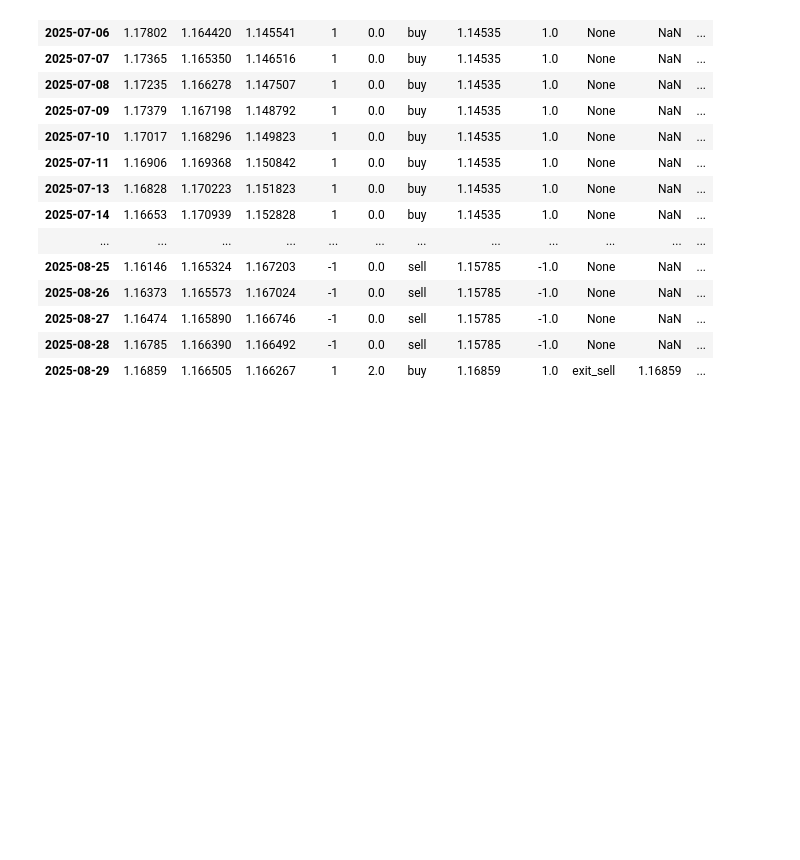
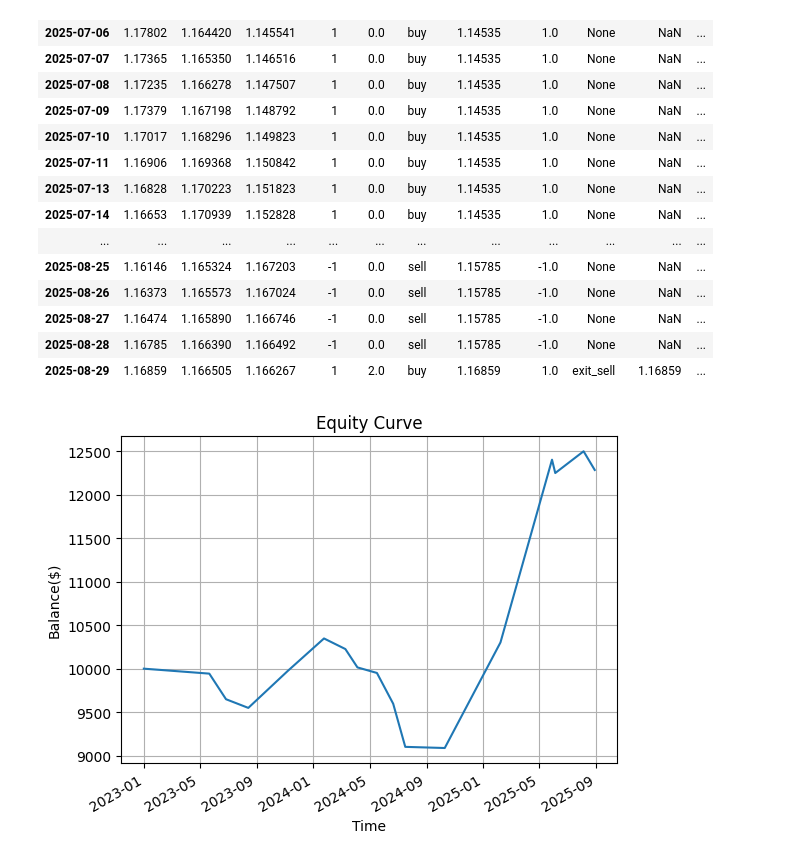
Before and after one commit to ErickNgumo/SMA-CrossOver-EURUSD-strategy, a Jupyter notebook: SMA_Crossover_Strategy.ipynb, the cells around one changed output. Saved outputs shown, nothing was run; the diff lists cells and outputs as text; code cells hidden in the pictures; blank space fills up the shorter version.

Commit message:
Added Equity Curve and Fixed Final Balance Calculation

```diff
--- a/SMA_Crossover_Strategy.ipynb
+++ b/SMA_Crossover_Strategy.ipynb
@@ -164,11 +164,13 @@ class backtester:
             Wins: {wins}
             Losses: {losses}
             Winrate: {winrate}%
-            # Final Balance: ${total_profit}
+            # Final Balance: ${total_profit + 10000}
 
             ''')
+    def plot_equity_curve():
+        x = df['time']
 
-        # Run strategy
+    # Run strategy
     def run(self):
         self.SMA_20()
         self.SMA_50()
@@ -213,3 +215,32 @@ For example, when doing 'df[col].method(value, inplace=True)', try using 'df.met
 | 2025-08-27 | 1.16474 | 1.165890 | 1.166746 | -1 | 0.0 | sell | 1.15785 | -1.0 | None | NaN | ... |
 | 2025-08-28 | 1.16785 | 1.166390 | 1.166492 | -1 | 0.0 | sell | 1.15785 | -1.0 | None | NaN | ... |
 | 2025-08-29 | 1.16859 | 1.166505 | 1.166267 | 1 | 2.0 | buy | 1.16859 | 1.0 | exit_sell | 1.16859 | ... |
+# %%
+import matplotlib.pyplot as plt
+from matplotlib.dates import DateFormatter, AutoDateLocator
+
+df_nonzero= result[result['pnl'] != 0]
+pnl_series = df_nonzero['pnl']
+
+#X Axis
+time = df_nonzero.index.tolist()
+time.insert(0,pd.Timestamp('2023-01-01'))
+
+#Y Axis
+cumulative_growth = [10000]
+cumulative_sum = 10000
+for pnl in pnl_series:
+    cumulative_sum += pnl
+    cumulative_growth.append(cumulative_sum)
+
+plt.plot(time,cumulative_growth)
+plt.title('Equity Curve')
+plt.grid(True)
+plt.xlabel('Time')
+plt.ylabel('Balance($)')
+ax = plt.gca()  # get current axis
+ax.xaxis.set_major_formatter(DateFormatter('%Y-%m'))  # format as YYYY-MM
+ax.xaxis.set_major_locator(AutoDateLocator())  # automatically choose best tick locations
+plt.gcf().autofmt_xdate()  # auto-rotate labelsplt.grid(True)
+# %% [output]
+[figure, added]
```
